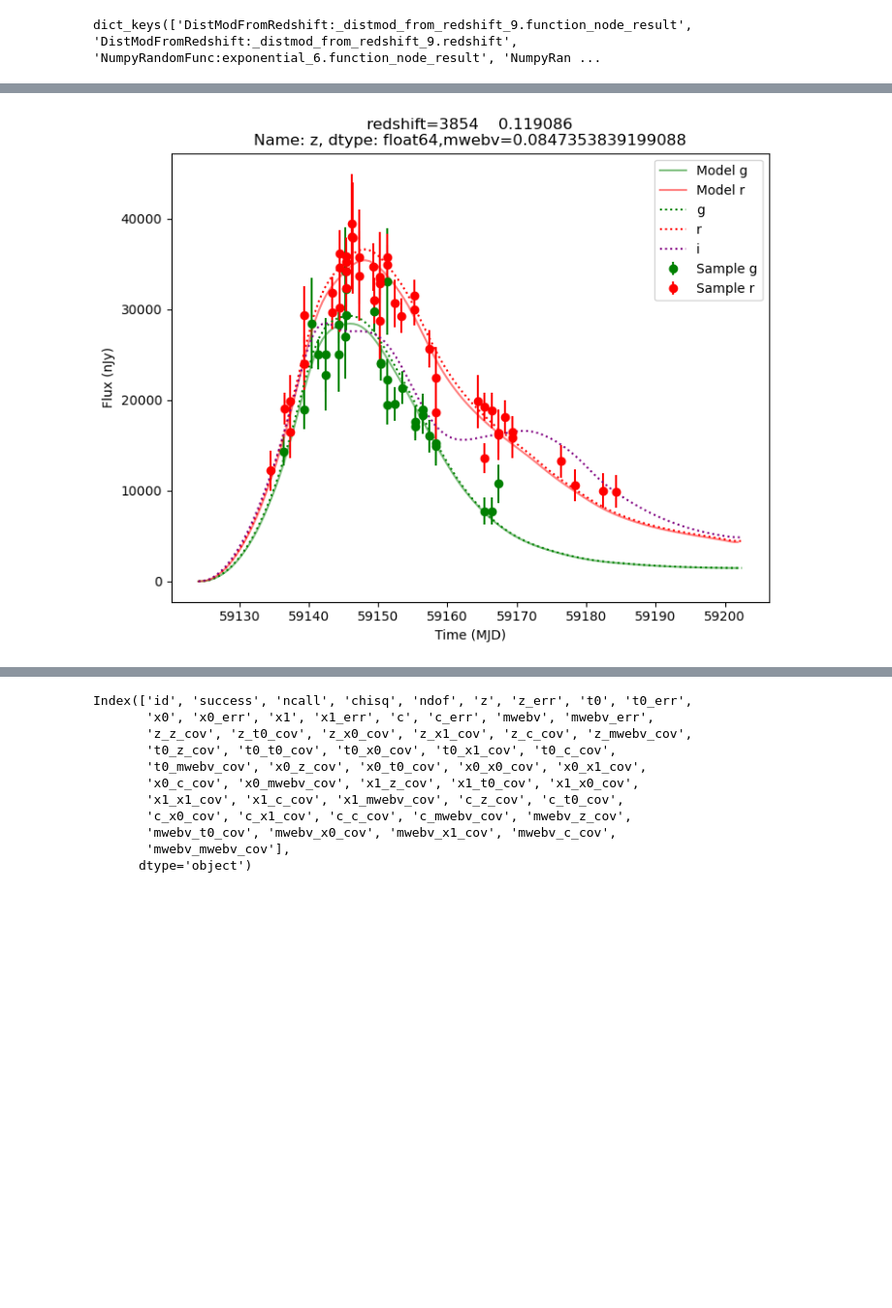
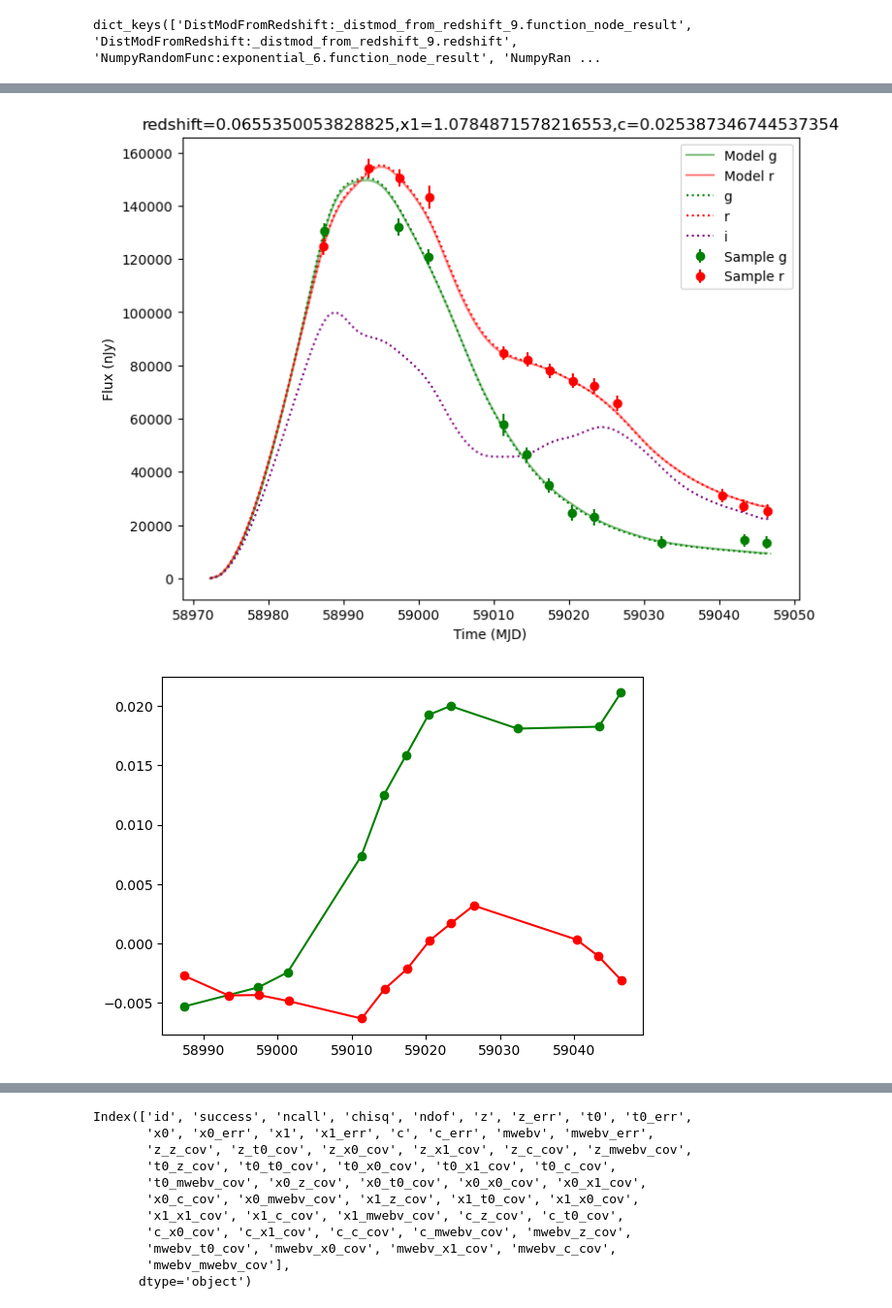
Before and after one commit to mi-dai/lightcurvelynx_ztf_sims, a Jupyter notebook: ZTF_snia-paper-plots.ipynb, the cells around one changed output, grey strips where cells are left out. Shown at 97% size. Drawn from its saved outputs; the diff is of its cells as text; code cells hidden in the pictures; blank space fills up the shorter version.

```diff
--- a/ZTF_snia-paper-plots.ipynb
+++ b/ZTF_snia-paper-plots.ipynb
@@ -77,6 +85,7 @@ random_ids = lightcurves_after_quality_cut.id.sample(1).values
 colormap = {'g':'g',
             'r':'r',
             'i':'purple',}
+# random_ids=[1032]
 
 for random_id in random_ids:
     # Extract the row for this object.
@@ -113,40 +122,54 @@ for random_id in random_ids:
             underlying_model=noise_free_lcs,
         )
         plt.ylabel('Flux (nJy)')
-        plt.title(f"redshift={lc['z']},mwebv={lc['params'].values[0]['mwext.ebv']}")
+        # plt.title(f"redshift={lc['z']},mwebv={lc['params'].values[0]['mwext.ebv']}")
+        plt.title(f"redshift={lc['z'].values[0]},x1={lc['params'].values[0]['source.x1']},c={lc['params'].values[0]['source.c']}")
 
         model = sncosmo.Model(source=sncosmo_modelname,
                       effects=[sncosmo.F99Dust()],
                       effect_names=['mw'],
                       effect_frames=['obs'])
         pardict = {}
         for p in ['x0','x1','c','t0']:
             pardict[p] = lc['params'].values[0][f'source.{p}']
         pardict['mwebv'] = lc['params'].values[0]['mwext.ebv']
         pardict['z'] = lc['z'].values[0]
         model.update(pardict)
         t = np.linspace(-20,50,100)
         obstime = t*(1+pardict['z'])+pardict['t0']
+        sncosmo_flux = {}
+        lynx_flux = {}
+        mjd = {}
         for b in 'gri':
             lynx_pb = passband_group.passbands[f'ZTF_{b}']
             wave = lynx_pb.processed_transmission_table[:,0]
             trans = lynx_pb.processed_transmission_table[:,1]
             pb = sncosmo.Bandpass(wave,trans)
             plt.plot(obstime,model.bandflux(pb,obstime,zp=31.4,zpsys='ab'),label=b,ls=':',color=colormap[b])
+
+            lc_df = lc.iloc[0]["lc"]
+            sncosmo_flux[b] = model.bandflux(pb,lc_df.loc[lc_df["filter"]==b,"mjd"],zp=31.4,zpsys='ab')
+            lynx_flux[b] = lc_df.loc[lc_df["filter"]==b,"flux_perfect"]
+            mjd[b] = lc_df.loc[lc_df["filter"]==b,"mjd"]
         plt.legend()
         plt.show()
 
         # plot_lightcurves(
         #     fluxes=lc_mag,
         #     times=lc_mjd,
         #     fluxerrs=lc_magerr,
         #     filters=lc_filters,
         # )
         # plt.ylabel('Mag')
         # plt.ylim(plt.ylim()[::-1])
+        # plt.show()
+
+        for b in 'gri':
+            plt.plot(mjd[b],(lynx_flux[b] - sncosmo_flux[b])/sncosmo_flux[b], label=b, color=colormap[b],marker='o')
         plt.show()
 # %% [output]
-[figure, old version]
+[figure, new version]
+[figure, added]
 # %%
 saltpars = pd.read_csv('results/salt3fit_results.csv')
 len(saltpars)
```
Also changed, not shown: parts of 40 cells of this notebook, 11 other files.
